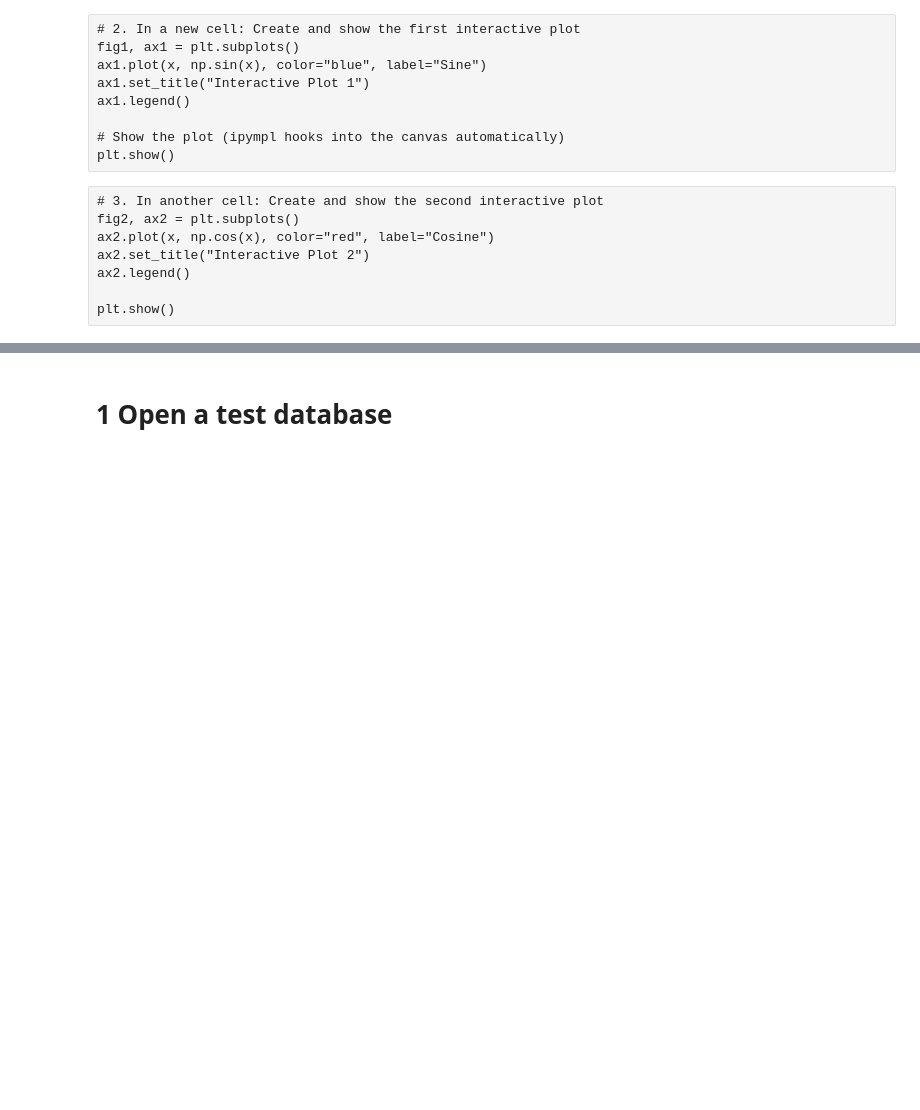
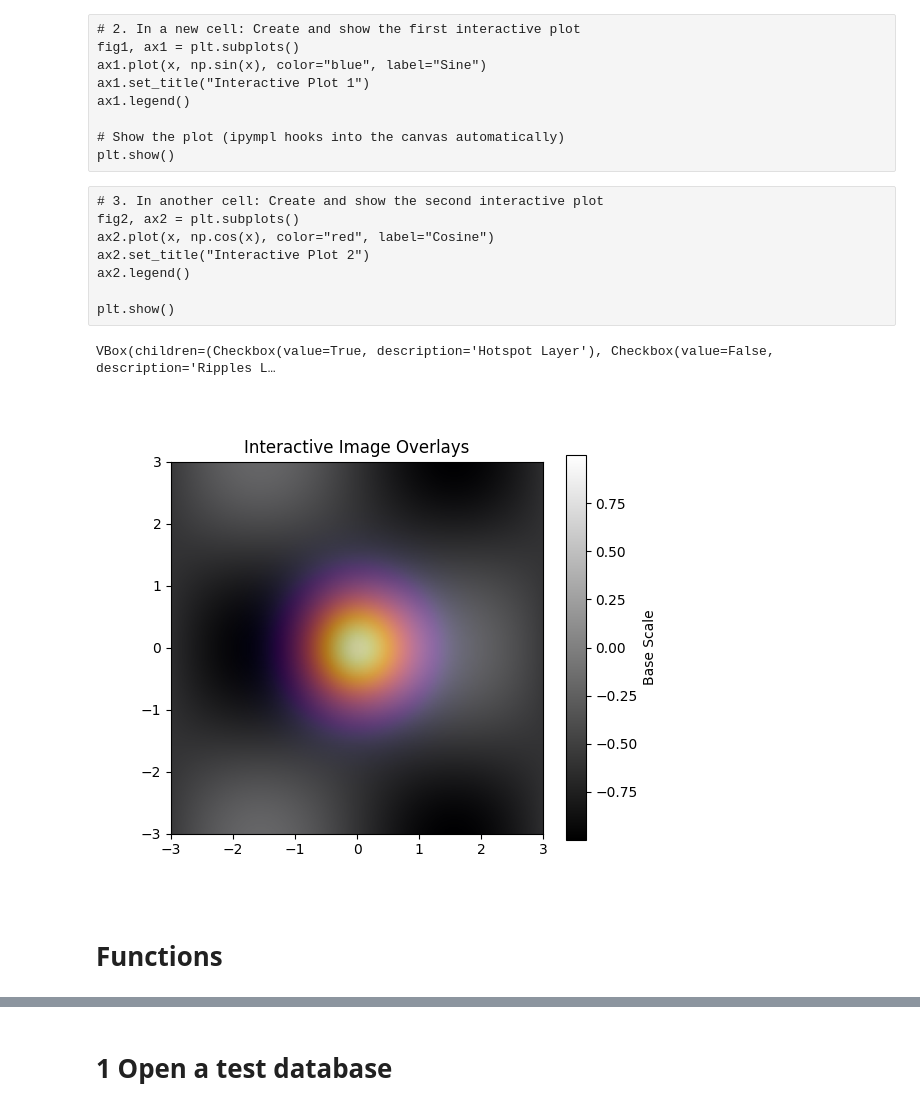
Before and after one commit to aubreymoore/CRB-2026-05-13, a Jupyter notebook: find_damage.ipynb, the cells around one changed output, grey strips where cells are left out. Drawn from its saved outputs; the diff is of its cells as text; code cells hidden in the pictures; blank space fills up the shorter version.

```diff
--- a/find_damage.ipynb
+++ b/find_damage.ipynb
@@ -56,3 +56,62 @@ import numpy as np
 import cv2
 import matplotlib.pyplot as plt
 import efd_find_cuts as efd
+# %%
+# %matplotlib ipympl
+# import matplotlib.pyplot as plt
+# import numpy as np
+import ipywidgets as widgets
+
+# 1. Generate sample data/images
+x = np.linspace(-3, 3, 200)
+y = np.linspace(-3, 3, 200)
+X, Y = np.meshgrid(x, y)
+
+base_image = np.sin(X) * np.cos(Y)
+overlay_1 = np.exp(-(X**2 + Y**2))           # Gaussian hotspot
+overlay_2 = np.sin(np.sqrt(X**2 + Y**2))     # Circular ripple pattern
+
+# 2. Setup Plot
+fig, ax = plt.subplots(figsize=(6, 5))
+
+# Render Base Image
+im_base = ax.imshow(base_image, cmap='gray', extent=[-3, 3, -3, 3])
+
+# Render Overlays (stored in a dictionary for easy access)
+overlays = {
+    'Hotspot (Gaussian)': ax.imshow(overlay_1, cmap='inferno', alpha=0.6, extent=[-3, 3, -3, 3], visible=True),
+    'Ripples (Circular)': ax.imshow(overlay_2, cmap='viridis', alpha=0.6, extent=[-3, 3, -3, 3], visible=False)
+}
+
+ax.set_title("Interactive Image Overlays")
+fig.colorbar(im_base, ax=ax, label="Base Scale")
+
+# 3. Create ipywidgets Controls
+checkbox_hotspot = widgets.Checkbox(value=True, description='Hotspot Layer')
+checkbox_ripples = widgets.Checkbox(value=False, description='Ripples Layer')
+alpha_slider = widgets.FloatSlider(value=0.6, min=0.0, max=1.0, step=0.05, description='Overlay Alpha:')
+
+# 4. Callback Functions
+def update_visibility(change):
+    overlays['Hotspot (Gaussian)'].set_visible(checkbox_hotspot.value)
+    overlays['Ripples (Circular)'].set_visible(checkbox_ripples.value)
+    fig.canvas.draw_idle()  # Request efficient canvas update
+
+def update_alpha(change):
+    for name, im in overlays.items():
+        im.set_alpha(alpha_slider.value)
+    fig.canvas.draw_idle()
+
+# Attach Observers
+checkbox_hotspot.observe(update_visibility, names='value')
+checkbox_ripples.observe(update_visibility, names='value')
+alpha_slider.observe(update_alpha, names='value')
+
+# 5. Display UI
+controls = widgets.VBox([checkbox_hotspot, checkbox_ripples, alpha_slider])
+display(controls)
+# %% [output]
+VBox(children=(Checkbox(value=True, description='Hotspot Layer'), Checkbox(value=False, description='Ripples L…
+[figure, added]
+# %% [markdown]
+# Functions
```
Also changed, not shown: parts of 10 cells of this notebook, 1 other file.
